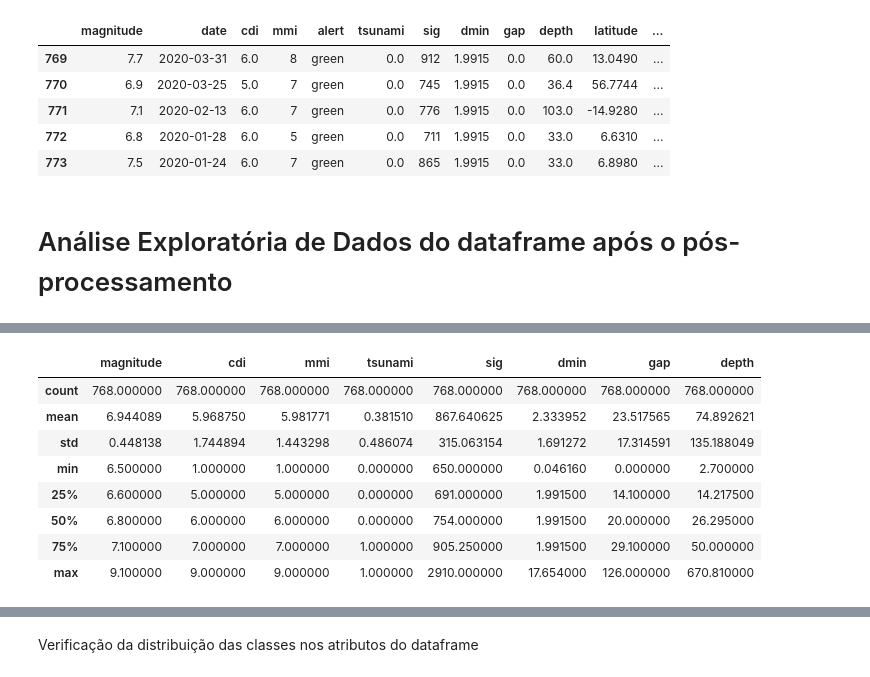
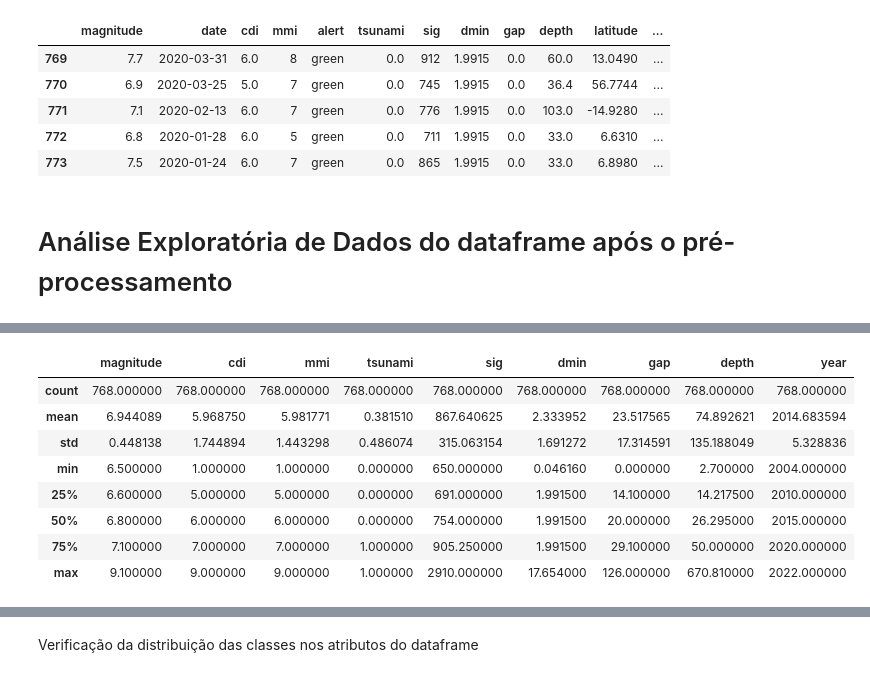
Before and after one commit to DiegoMBrito/MVP_Sprint1, a Jupyter notebook: MVP_Final.ipynb, the cells around one changed output, grey strips where cells are left out. Saved outputs shown, nothing was run; the diff lists cells and outputs as text; code cells hidden in the pictures.

```diff
--- a/MVP_Final.ipynb
+++ b/MVP_Final.ipynb
@@ -280,7 +280,7 @@ df_ano.tail()
 | 772 | 6.8 | 2020-01-28 | 6.0 | 5 | green | 0.0 | 711 | 1.9915 | 0.0 | 33.0 | 6.6310 | ... |
 | 773 | 7.5 | 2020-01-24 | 6.0 | 7 | green | 0.0 | 865 | 1.9915 | 0.0 | 33.0 | 6.8980 | ... |
 # %% [markdown]
-# Análise Exploratória de Dados do dataframe após o pós-processamento
+# Análise Exploratória de Dados do dataframe após o pré-processamento
 # %%
 # Mostra as informações do dataframe (informações sobre o tipo de dados dos atributos)
 df_earth.info()
@@ -304,16 +304,16 @@ dtypes: datetime64[ns](1), float64(8), int64(3), object(4)
 memory usage: 102.0+ KB
 # %%
 # Mostra um resumo estatístico do dataframe (média, desvio padrão, mínimo, máximo e os quartis)
-df_earth.drop(['latitude', 'longitude', 'year'], axis=1).describe()
+df_earth.drop(['latitude', 'longitude'], axis=1).describe()
 # %% [output]
-|  | magnitude | cdi | mmi | tsunami | sig | dmin | gap | depth |
-| count | 768.000000 | 768.000000 | 768.000000 | 768.000000 | 768.000000 | 768.000000 | 768.000000 | 768.000000 |
-| mean | 6.944089 | 5.968750 | 5.981771 | 0.381510 | 867.640625 | 2.333952 | 23.517565 | 74.892621 |
-| std | 0.448138 | 1.744894 | 1.443298 | 0.486074 | 315.063154 | 1.691272 | 17.314591 | 135.188049 |
-| min | 6.500000 | 1.000000 | 1.000000 | 0.000000 | 650.000000 | 0.046160 | 0.000000 | 2.700000 |
-| 25% | 6.600000 | 5.000000 | 5.000000 | 0.000000 | 691.000000 | 1.991500 | 14.100000 | 14.217500 |
-| 50% | 6.800000 | 6.000000 | 6.000000 | 0.000000 | 754.000000 | 1.991500 | 20.000000 | 26.295000 |
-| 75% | 7.100000 | 7.000000 | 7.000000 | 1.000000 | 905.250000 | 1.991500 | 29.100000 | 50.000000 |
-| max | 9.100000 | 9.000000 | 9.000000 | 1.000000 | 2910.000000 | 17.654000 | 126.000000 | 670.810000 |
+|  | magnitude | cdi | mmi | tsunami | sig | dmin | gap | depth | year |
+| count | 768.000000 | 768.000000 | 768.000000 | 768.000000 | 768.000000 | 768.000000 | 768.000000 | 768.000000 | 768.000000 |
+| mean | 6.944089 | 5.968750 | 5.981771 | 0.381510 | 867.640625 | 2.333952 | 23.517565 | 74.892621 | 2014.683594 |
+| std | 0.448138 | 1.744894 | 1.443298 | 0.486074 | 315.063154 | 1.691272 | 17.314591 | 135.188049 | 5.328836 |
+| min | 6.500000 | 1.000000 | 1.000000 | 0.000000 | 650.000000 | 0.046160 | 0.000000 | 2.700000 | 2004.000000 |
+| 25% | 6.600000 | 5.000000 | 5.000000 | 0.000000 | 691.000000 | 1.991500 | 14.100000 | 14.217500 | 2010.000000 |
+| 50% | 6.800000 | 6.000000 | 6.000000 | 0.000000 | 754.000000 | 1.991500 | 20.000000 | 26.295000 | 2015.000000 |
+| 75% | 7.100000 | 7.000000 | 7.000000 | 1.000000 | 905.250000 | 1.991500 | 29.100000 | 50.000000 | 2020.000000 |
+| max | 9.100000 | 9.000000 | 9.000000 | 1.000000 | 2910.000000 | 17.654000 | 126.000000 | 670.810000 | 2022.000000 |
 # %%
 # Mostra a correlação de Pearson
```
Also changed, not shown: parts of 23 cells of this notebook.
